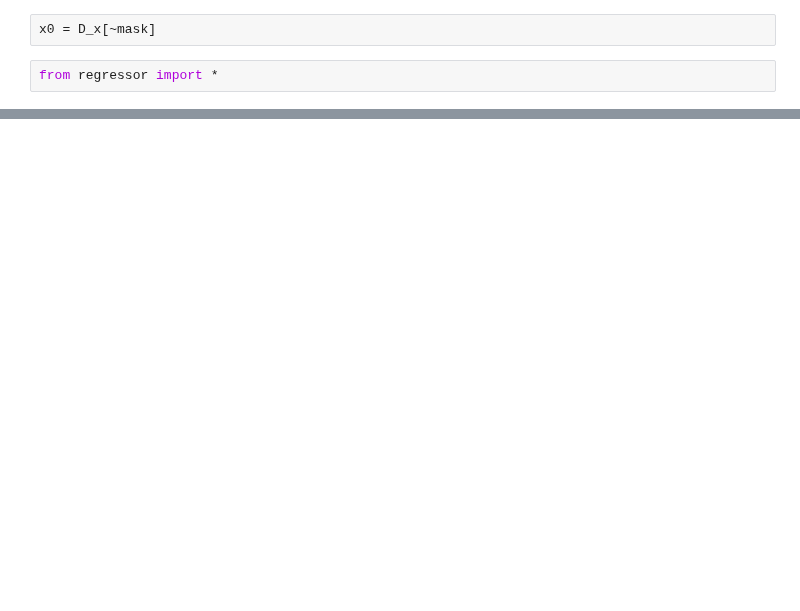
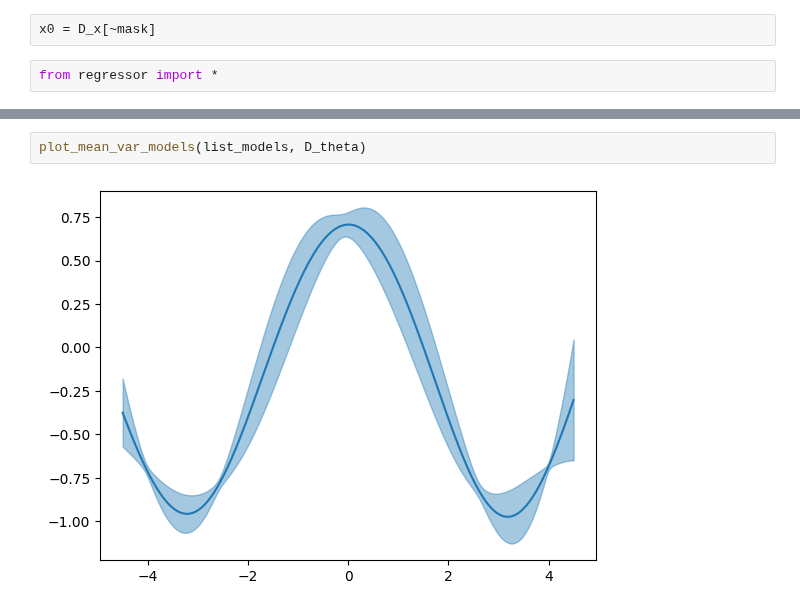
Before and after one commit to ElouanARGOUARCH/experiments, a Jupyter notebook: Untitled.ipynb, the cells around one changed output, grey strips where cells are left out. Saved outputs shown, nothing was run; the diff lists cells and outputs as text; blank space fills up the shorter version.

```diff
--- a/Untitled.ipynb
+++ b/Untitled.ipynb
@@ -98,0 +109,4 @@ for _ in range(10):
+# %%
+plot_mean_var_models(list_models, D_theta)
+# %% [output]
+[figure, added]
```
Also changed, not shown: parts of 7 cells of this notebook, 12 other files.
